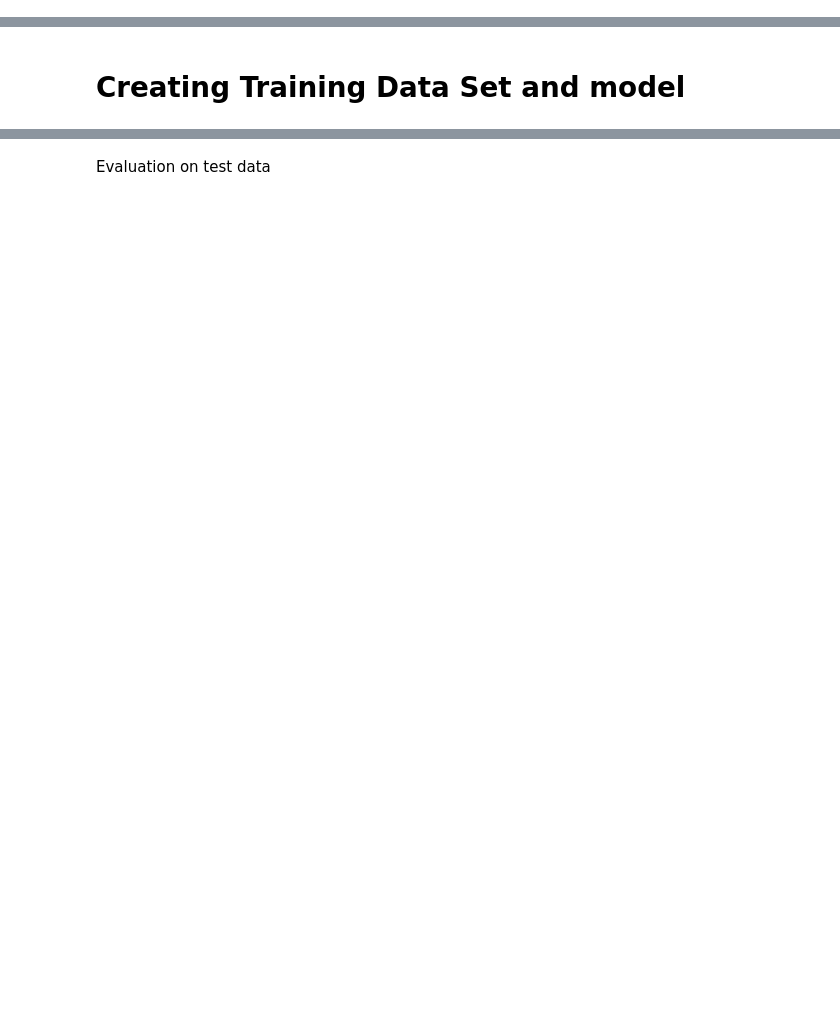
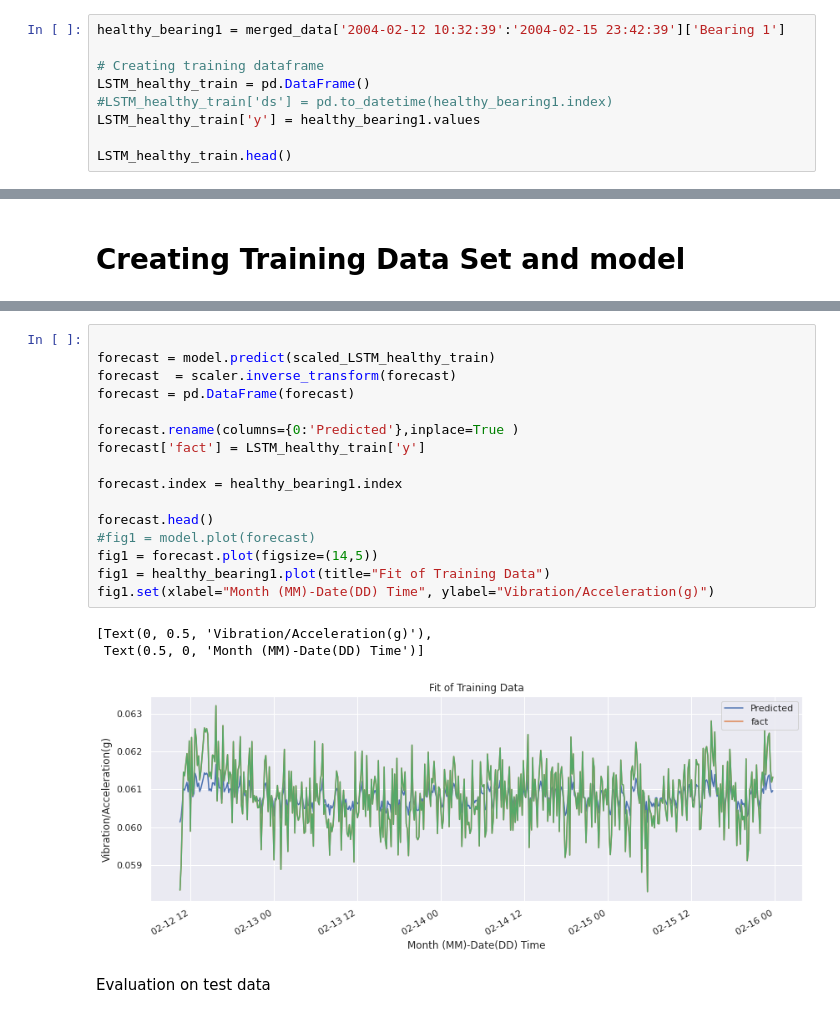
Before and after one commit to shaleenanuj/Machine-Condition-Monitoring, a Jupyter notebook: PredictiononNASABearingLSTM.ipynb, the cells around one changed output, grey strips where cells are left out. Cells and saved outputs as stored; diff of their text form; blank space fills up the shorter version.

```diff
--- a/PredictiononNASABearingLSTM.ipynb
+++ b/PredictiononNASABearingLSTM.ipynb
@@ -82,3 +82,12 @@ Text(2004-02-19 06:12:39, 0.3, 'Breakdown of Bearing 1')
 [figure]
 # %%
 from fbprophet import Prophet
+# %%
+healthy_bearing1 = merged_data['2004-02-12 10:32:39':'2004-02-15 23:42:39']['Bearing 1']
+
+# Creating training dataframe
+LSTM_healthy_train = pd.DataFrame()
+#LSTM_healthy_train['ds'] = pd.to_datetime(healthy_bearing1.index)
+LSTM_healthy_train['y'] = healthy_bearing1.values
+
+LSTM_healthy_train.head()
@@ -113,2 +133,22 @@ Displaying Prophet plot
+# %%
+
+forecast = model.predict(scaled_LSTM_healthy_train)
+forecast  = scaler.inverse_transform(forecast)
+forecast = pd.DataFrame(forecast)
+
+forecast.rename(columns={0:'Predicted'},inplace=True )
+forecast['fact'] = LSTM_healthy_train['y']
+
+forecast.index = healthy_bearing1.index
+
+forecast.head()
+#fig1 = model.plot(forecast)
+fig1 = forecast.plot(figsize=(14,5))
+fig1 = healthy_bearing1.plot(title="Fit of Training Data")
+fig1.set(xlabel="Month (MM)-Date(DD) Time", ylabel="Vibration/Acceleration(g)")
+# %% [output]
+[Text(0, 0.5, 'Vibration/Acceleration(g)'),
+ Text(0.5, 0, 'Month (MM)-Date(DD) Time')]
+[figure, added]
 # %% [markdown]
 Evaluation on test data
```
Also changed, not shown: parts of 7 cells of this notebook.
